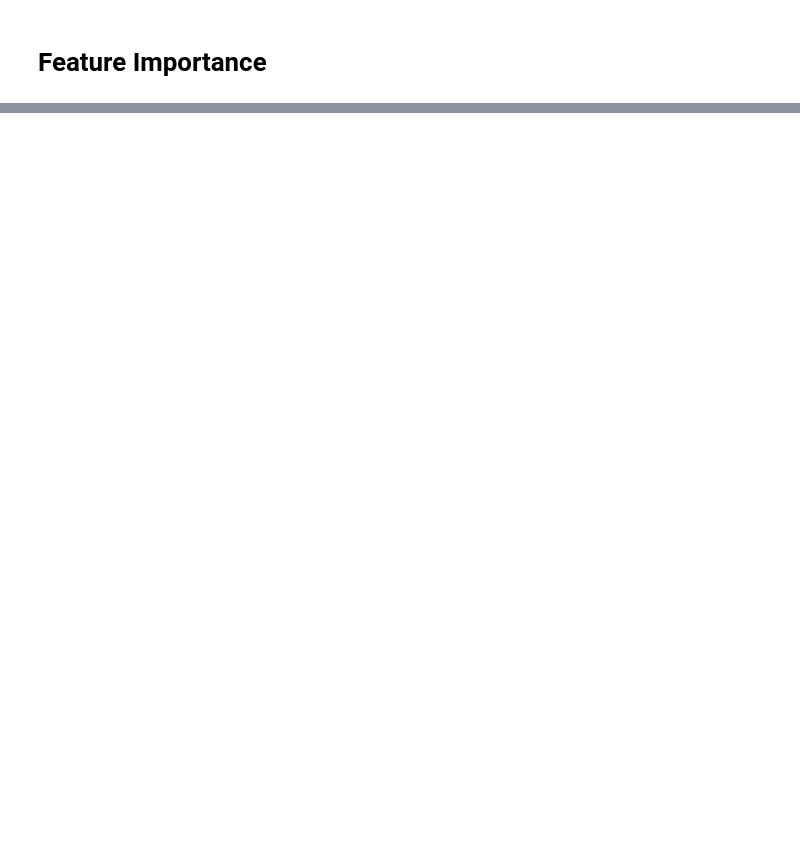
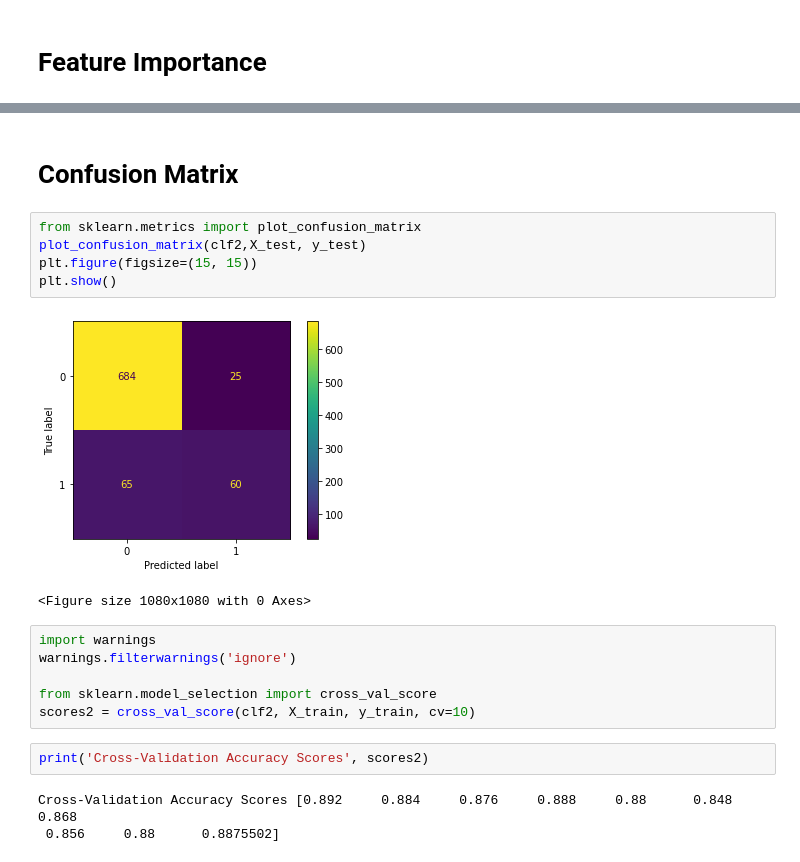
Before and after one commit to Gunnvant/case_study_ideas, a Jupyter notebook: churn_analysis_solv/Churn Analysis.ipynb, the cells around one changed output, grey strips where cells are left out. Cells and saved outputs as stored; diff of their text form; blank space fills up the shorter version.

```diff
--- a/churn_analysis_solv/Churn Analysis.ipynb
+++ b/churn_analysis_solv/Churn Analysis.ipynb
@@ -379,0 +585,21 @@ plt.show()
+# %% [markdown]
+# Confusion Matrix
+# %%
+from sklearn.metrics import plot_confusion_matrix
+plot_confusion_matrix(clf2,X_test, y_test)
+plt.figure(figsize=(15, 15))
+plt.show()
+# %% [output]
+[figure, added]
+<Figure size 1080x1080 with 0 Axes>
+# %%
+import warnings
+warnings.filterwarnings('ignore')
+
+from sklearn.model_selection import cross_val_score
+scores2 = cross_val_score(clf2, X_train, y_train, cv=10)
+# %%
+print('Cross-Validation Accuracy Scores', scores2)
+# %% [output]
+Cross-Validation Accuracy Scores [0.892     0.884     0.876     0.888     0.88      0.848     0.868
+ 0.856     0.88      0.8875502]
```
Also changed, not shown: parts of 43 cells of this notebook, 1 other file.
